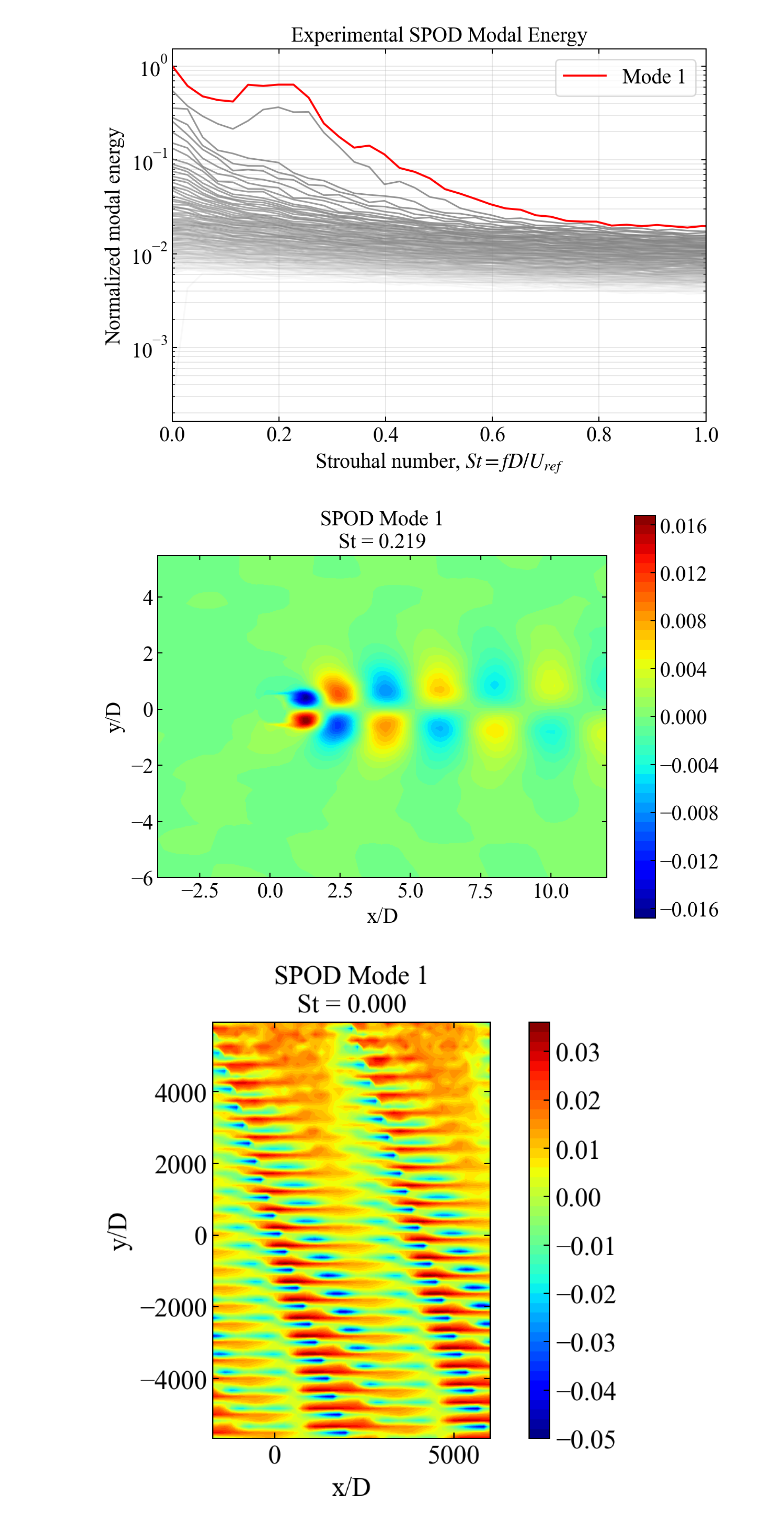
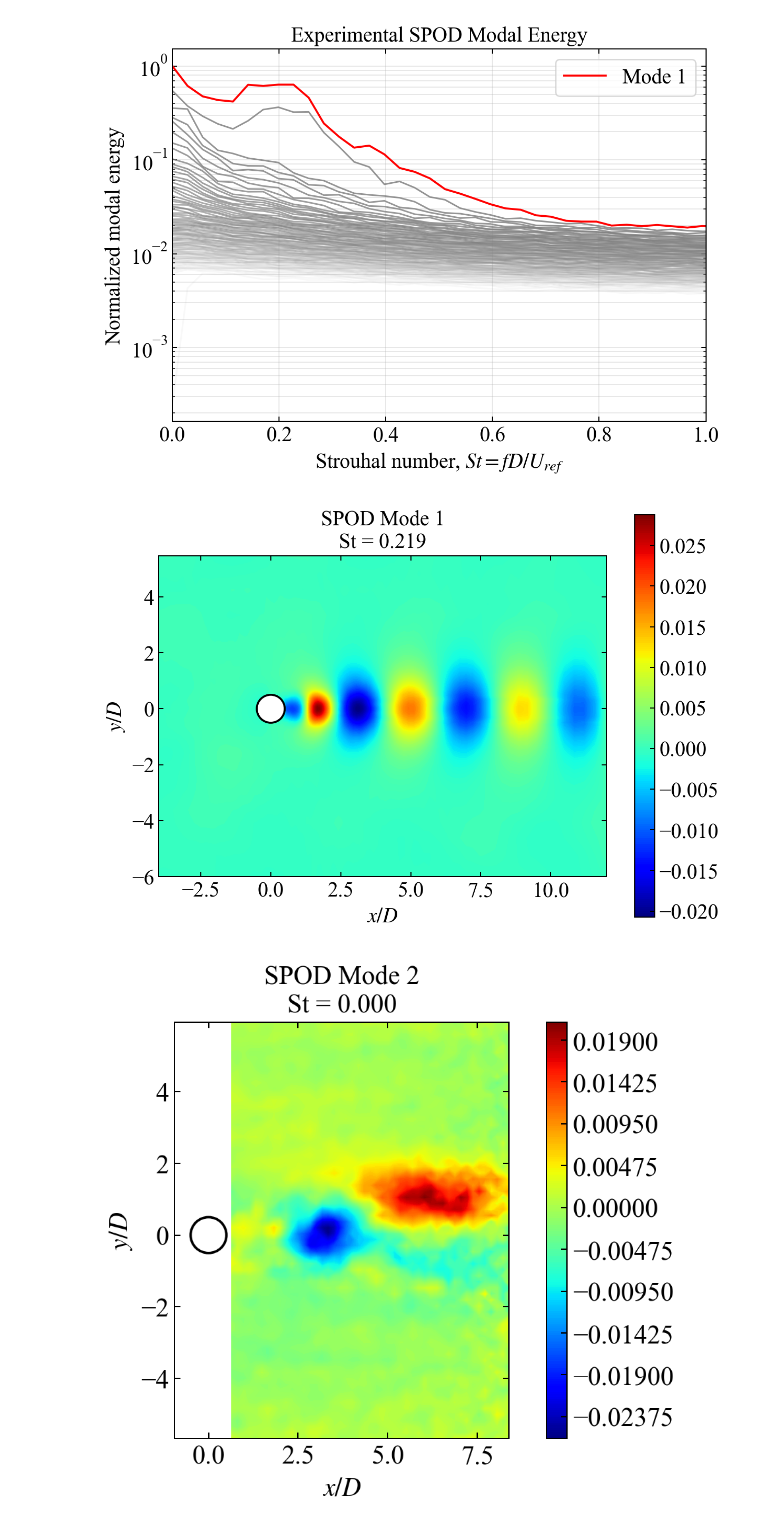
Before and after one commit to VivekThazhathattil/_toolbox, a Jupyter notebook: flow_related/SPOD/spod_computation.ipynb, the cells around one changed output. Saved outputs shown, nothing was run; the diff lists cells and outputs as text; code cells hidden in the pictures.

```diff
--- a/flow_related/SPOD/spod_computation.ipynb
+++ b/flow_related/SPOD/spod_computation.ipynb
@@ -596,8 +412,8 @@ from pathlib import Path
 # -----------------------------
 # File paths
 # -----------------------------
-data_dir = Path(r"D:\work\datasets\les_datasets")
-
+#data_dir = Path(r"D:\work\datasets\les_datasets")
+data_dir = Path(r"/mnt/D/work/datasets/les_datasets")
 u_file = data_dir / "u_2d_dsmpl_3x.h5"
 v_file = data_dir / "v_2d_dsmpl_3x.h5"
 coords_file = data_dir / "coords_2D_dsmpl_X3x_Y3x.h5"
@@ -795,6 +618,12 @@ def plot_spod_mode(
     plot_type="real",
     levels=200,
     figsize=(7,5),
+    cylinder_center=None,
+    cylinder_radius=None,
+    cylinder_facecolor="white",
+    cylinder_edgecolor="black",
+    cylinder_linewidth=1.5,
+    cylinder_alpha=1.0,
 ):
     """
     Plot SPOD spatial mode contour.
@@ -804,6 +633,12 @@ def plot_spod_mode(
 
     plot_type:
         "real", "imag", or "abs"
+
+    cylinder_center:
+        Optional cylinder center in (x/D, y/D) coordinates.
+
+    cylinder_radius:
+        Optional cylinder radius in the same normalized coordinates.
     """
 
     npts = X.size
@@ -876,10 +711,24 @@ def plot_spod_mode(
 
     plt.colorbar(cf, ax=ax)
 
+    if cylinder_center is not None and cylinder_radius is not None:
+        from matplotlib.patches import Circle
+
+        cylinder = Circle(
+            cylinder_center,
+            cylinder_radius,
+            facecolor=cylinder_facecolor,
+            edgecolor=cylinder_edgecolor,
+            linewidth=cylinder_linewidth,
+            alpha=cylinder_alpha,
+            zorder=10,
+        )
+        ax.add_patch(cylinder)
+
     ax.set_aspect("equal")
 
-    ax.set_xlabel("x/D")
-    ax.set_ylabel("y/D")
+    ax.set_xlabel("$x/D$")
+    ax.set_ylabel("$y/D$")
 
     ax.set_title(
         f"SPOD Mode {mode_idx+1}\n"
@@ -901,35 +750,39 @@ plot_spod_mode(
     eigs_les,
     freqs_les,
     D=D_les,
     U_ref=U_les,
     mode_idx=0,
     freq_idx=freq_idx_manual,
-    component="u",
+    component="v",
     plot_type="real",
+    cylinder_center=(0, 0),
+    cylinder_radius=0.5,
 )
 
 plt.show()
 
 
 # ==========================================================
 # EXP SPOD MODE
 # ==========================================================
 
 plot_spod_mode(
     X_exp / D_piv,
     Y_exp / D_piv,
     modes_exp,
     eigs_exp,
     freqs_exp,
     D=D_piv,
     U_ref=U_piv,
-    mode_idx=0,
+    mode_idx=1,
     freq_idx=freq_idx_manual,
-    component="u",
+    component="v",
     plot_type="real",
+    cylinder_center=(0, 0),
+    cylinder_radius=0.5,
 )
 
 plt.show()
 # %% [output]
-[figure, old version]
+[figure, new version]
-[figure, old version]
+[figure, new version]
```
Also changed, not shown: parts of 2 cells of this notebook.
